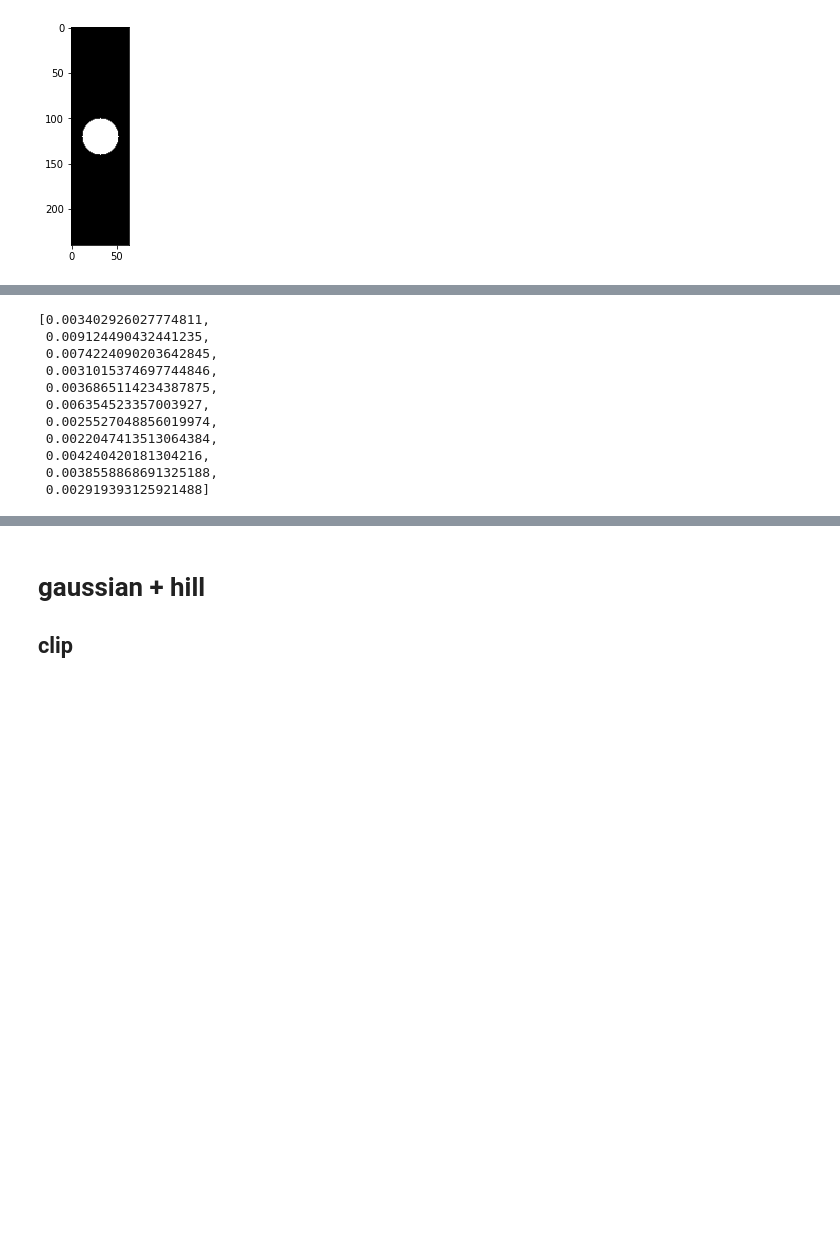
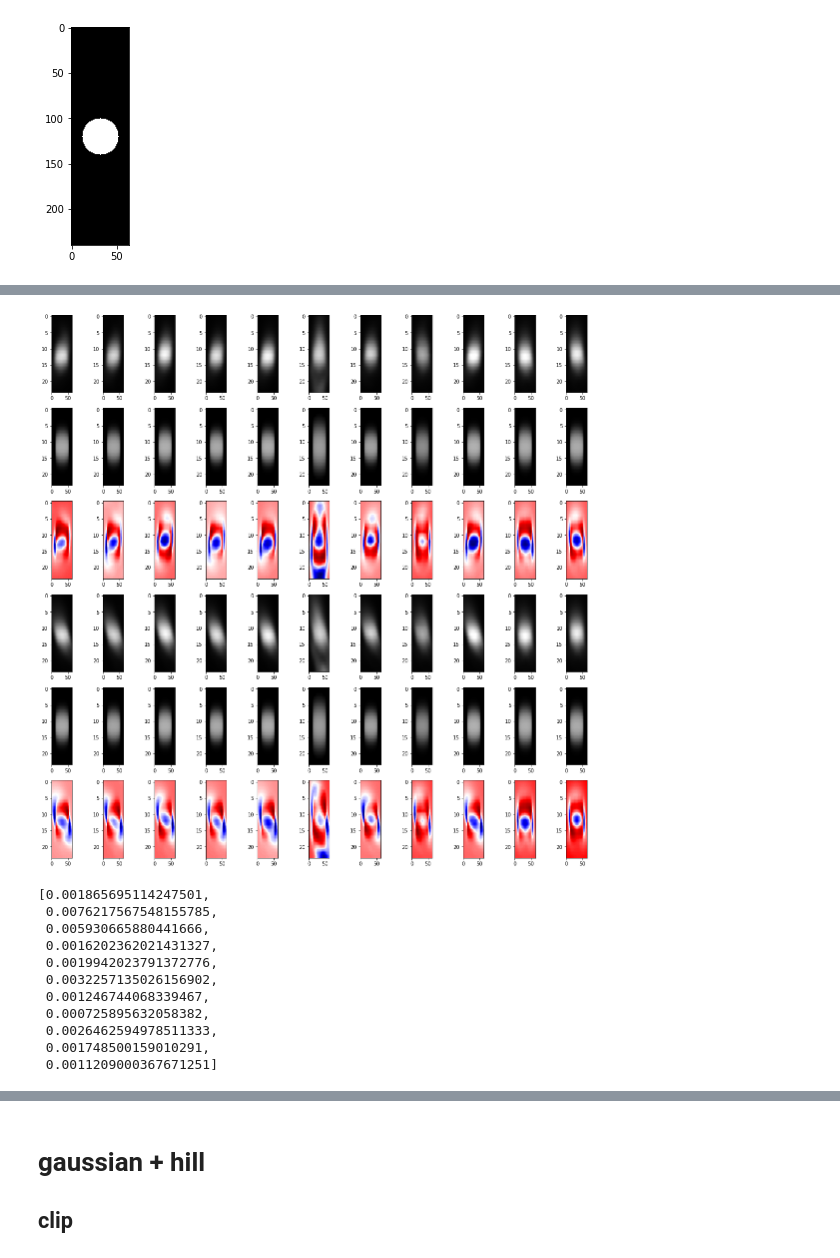
Before and after one commit to HaLU-9000/JNet, a Jupyter notebook: fitting9.ipynb, the cells around one changed output, grey strips where cells are left out. Cells and saved outputs as stored; diff of their text form; code cells hidden in the pictures; blank space fills up the shorter version.

```diff
--- a/fitting9.ipynb
+++ b/fitting9.ipynb
@@ -400,9 +492,10 @@ x = 3
 y = 3
 params = {"mu_z"       : 0.2    ,
           "sig_z"      : 0.2    ,
-          "log_bet_z"  : np.log(2.).item(),
-          "log_bet_xy" : np.log(5.).item(),
-          "log_alpha"  : np.log(2.).item(),
+          "log_bet_z"  : np.log(20.).item(),
+          "log_bet_xy" : np.log(1.).item(),
+          "log_k"  : np.log(1.).item(),
+          "log_l"  : np.log(1.).item(),
           "sig_eps"    : 0.01   ,
           "scale"      : 10
           }
@@ -412,7 +505,8 @@ losses = []
 beadslist.pop(1)
 beadslist.pop(1)
 beadslist.pop(-1)
-for bead in beadslist:
+fig, ax = plt.subplots(nrows = 6, ncols=len(beadslist), figsize=(20, 20))
+for i, bead in enumerate(beadslist):
     dirpath = "_beads_roi_extracted"
     label = torch.load(bead, map_location="cuda").to(torch.float32)
     blur = ImagingProcess(device       = device           ,
@@ -421,12 +515,28 @@ for bead in beadslist:
                           x            = x                ,
                           y            = y                ,
                           mode         = "train"          ,
-                          dist         = "gumbel"         ,
+                          dist         = "gaussian"       ,
+                          apply_hill   = True             ,
                           )
     optimizer = torch.optim.Adam(blur.parameters(), lr=1e-2)
     print(bead[21:-3])
     loss = train_loop(obj, blur, label, optimizer, 100)
+    label = label.detach().to("cpu")
+    x_label = label[0, :, 64, 32:96]
+    y_label = label[0, :, 32:96, 64]
+    t = data.to(device).unsqueeze(0)
+    t = blur(t).squeeze(0)
+    t = t.detach().to('cpu')
+    x_img = t[0, :, 64, 32:96]
+    y_img = t[0, :, 32:96, 64]
+    ax[0, i].imshow(x_label, aspect=10, vmin=0, vmax=1,cmap='gray')
+    ax[1, i].imshow(x_img, aspect=10, vmin=0, vmax=1,cmap='gray')
+    ax[2, i].imshow((x_img - x_label + 1) / 2, aspect=10, cmap='seismic')
+    ax[3, i].imshow(y_label, aspect=10, vmin=0, vmax=1,cmap='gray')
+    ax[4, i].imshow(y_img, aspect=10, vmin=0, vmax=1,cmap='gray')
+    ax[5, i].imshow((y_img - y_label + 1) / 2, aspect=10, cmap='seismic')
     losses.append(loss)
+plt.show()
 losses
 # %% [output]
 beads_001_roi000
@@ -449,14 +559,15 @@ epoch 90, loss 0.00331572, log_ez0 0.132885, log_bet_xy 2.561325, log_bet_z 1.71
+[figure, added]
-[0.003402926027774811,
- 0.009124490432441235,
- 0.0074224090203642845,
- 0.0031015374697744846,
- 0.0036865114234387875,
- 0.006354523357003927,
- 0.0025527048856019974,
- 0.0022047413513064384,
- 0.004240420181304216,
- 0.0038558868691325188,
- 0.002919393125921488]
+[0.001865695114247501,
+ 0.0076217567548155785,
+ 0.005930665880441666,
+ 0.0016202362021431327,
+ 0.0019942023791372776,
+ 0.0032257135026156902,
+ 0.001246744068339467,
+ 0.000725895632058382,
+ 0.0026462594978511333,
+ 0.001748500159010291,
+ 0.0011209000367671251]
 # %%
 x = data.to(device).unsqueeze(0)
 x = blur(x).squeeze(0)
```
Also changed, not shown: parts of 26 cells of this notebook.
